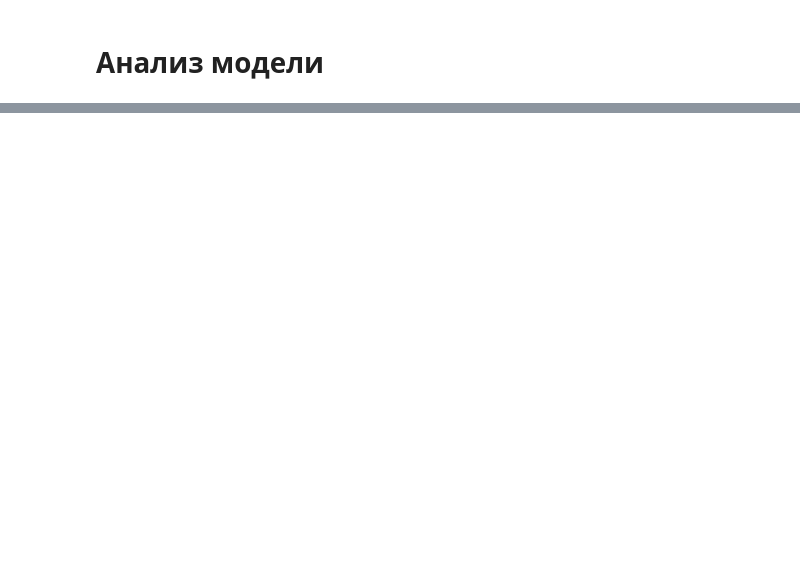
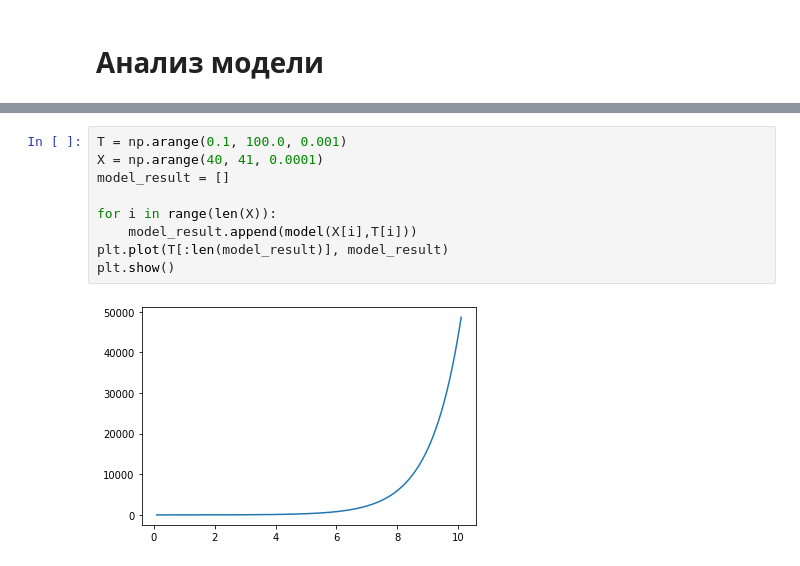
Before and after one commit to dep-810b-studs/computer-modelling, a Jupyter notebook: task_05-dreif_diff_model.ipynb, the cells around one changed output, grey strips where cells are left out. Cells and saved outputs as stored; diff of their text form; blank space fills up the shorter version.

```diff
--- a/task_05-dreif_diff_model.ipynb
+++ b/task_05-dreif_diff_model.ipynb
@@ -63,0 +88,11 @@ def model(x, t, a, V, C, u_0):
+# %%
+T = np.arange(0.1, 100.0, 0.001)
+X = np.arange(40, 41, 0.0001)
+model_result = []
+
+for i in range(len(X)):
+    model_result.append(model(X[i],T[i]))
+plt.plot(T[:len(model_result)], model_result)
+plt.show()
+# %% [output]
+[figure, added]
```
Also changed, not shown: parts of 9 cells of this notebook.
